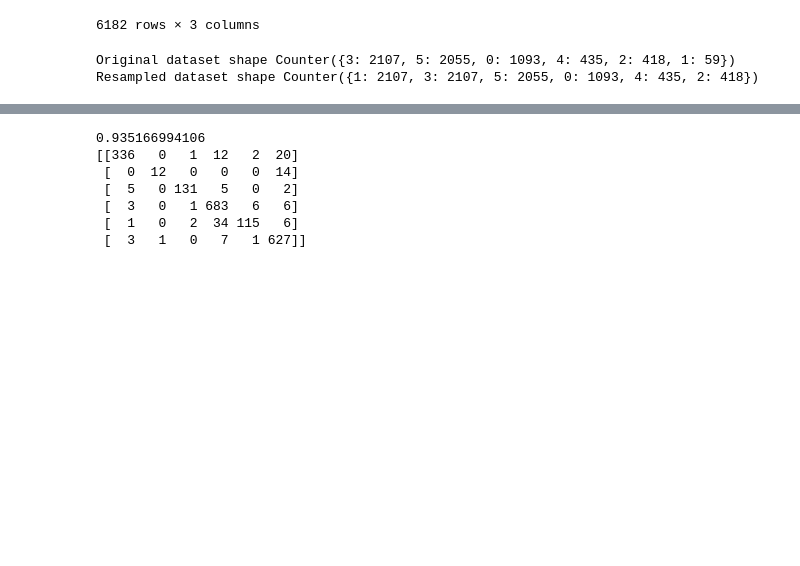
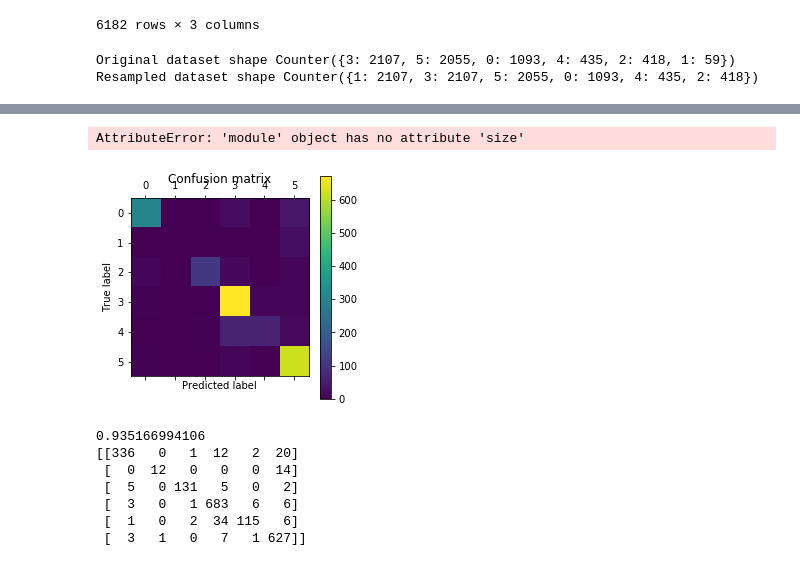
Before and after one commit to afeierman/Knowhere, a Jupyter notebook: code/Modeling_Glen_New.ipynb, the cells around one changed output, grey strips where cells are left out. Saved outputs shown, nothing was run; the diff lists cells and outputs as text; code cells hidden in the pictures; blank space fills up the shorter version.

```diff
--- a/code/Modeling_Glen_New.ipynb
+++ b/code/Modeling_Glen_New.ipynb
@@ -241,3 +250,13 @@ print confusion_matrix(y_test,RFY_Pred)
+# %%
+plt.matshow(confusion_matrix(y_test,RFY_Pred))
+plt.title('Confusion matrix')
+plt.colorbar()
+plt.ylabel('True label')
+plt.xlabel('Predicted label')
+plt.
+# %% [output]
+AttributeError: 'module' object has no attribute 'size'
+[figure, added]
 # %%
 x_train,x_test, y_train, y_test = train_test_split(X, encoded_Y, test_size=0.33, random_state=41010392)
 GBM.fit(x_train, y_train)
```
Also changed, not shown: parts of 3 cells of this notebook, 1 other file.
